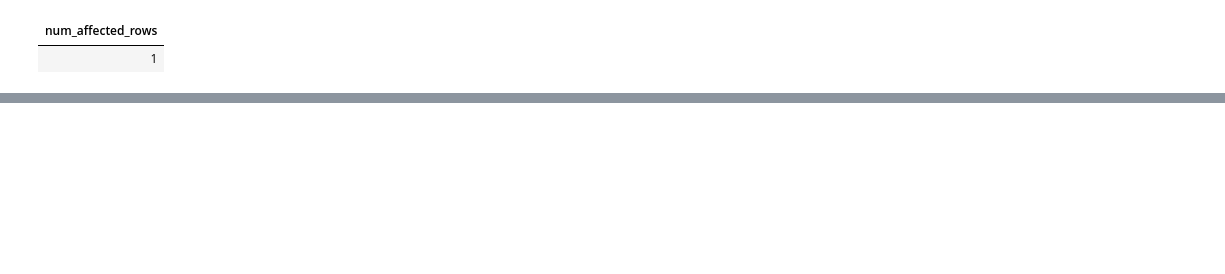
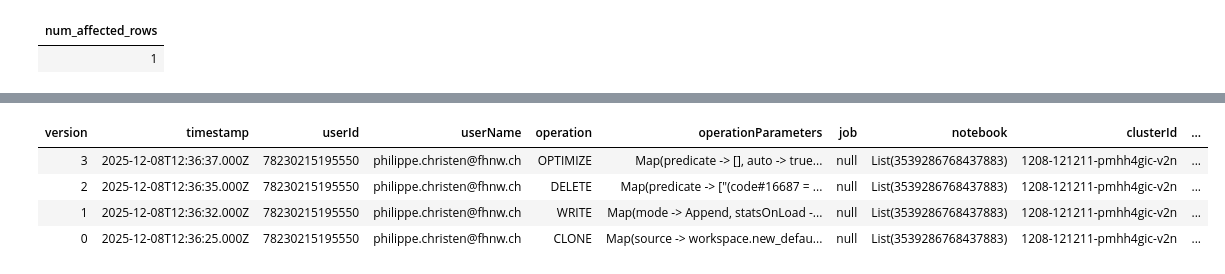
Before and after one commit to philippechr/databricks_lab, a Jupyter notebook: 32_shallow_clone.ipynb, the cells around one changed output, grey strips where cells are left out. Cells and saved outputs as stored; diff of their text form; code cells hidden in the pictures; blank space fills up the shorter version.

```diff
--- a/32_shallow_clone.ipynb
+++ b/32_shallow_clone.ipynb
@@ -41,3 +43,12 @@ DESCRIBE HISTORY managed_default;
+# %%
+-- 4.2) Historie (Transaktionslog) anzeigen
+DESCRIBE HISTORY managed_default_clone;
+# %% [output]
+| version | timestamp | userId | userName | operation | operationParameters | job | notebook | clusterId | ... |
+| 3 | 2025-12-08T12:36:37.000Z | 78230215195550 | philippe.christen@fhnw.ch | OPTIMIZE | Map(predicate -> [], auto -> true... | null | List(3539286768437883) | 1208-121211-pmhh4gic-v2n | ... |
+| 2 | 2025-12-08T12:36:35.000Z | 78230215195550 | philippe.christen@fhnw.ch | DELETE | Map(predicate -> ["(code#16687 = ... | null | List(3539286768437883) | 1208-121211-pmhh4gic-v2n | ... |
+| 1 | 2025-12-08T12:36:32.000Z | 78230215195550 | philippe.christen@fhnw.ch | WRITE | Map(mode -> Append, statsOnLoad -... | null | List(3539286768437883) | 1208-121211-pmhh4gic-v2n | ... |
+| 0 | 2025-12-08T12:36:25.000Z | 78230215195550 | philippe.christen@fhnw.ch | CLONE | Map(source -> workspace.new_defau... | null | List(3539286768437883) | 1208-121211-pmhh4gic-v2n | ... |
 # %%
 -- 5) Nachweis: Original unverändert, Clone geändert
 SELECT 'ORIGINAL' AS src, * FROM managed_default
```
Also changed, not shown: parts of 6 cells of this notebook, 1 other file.
